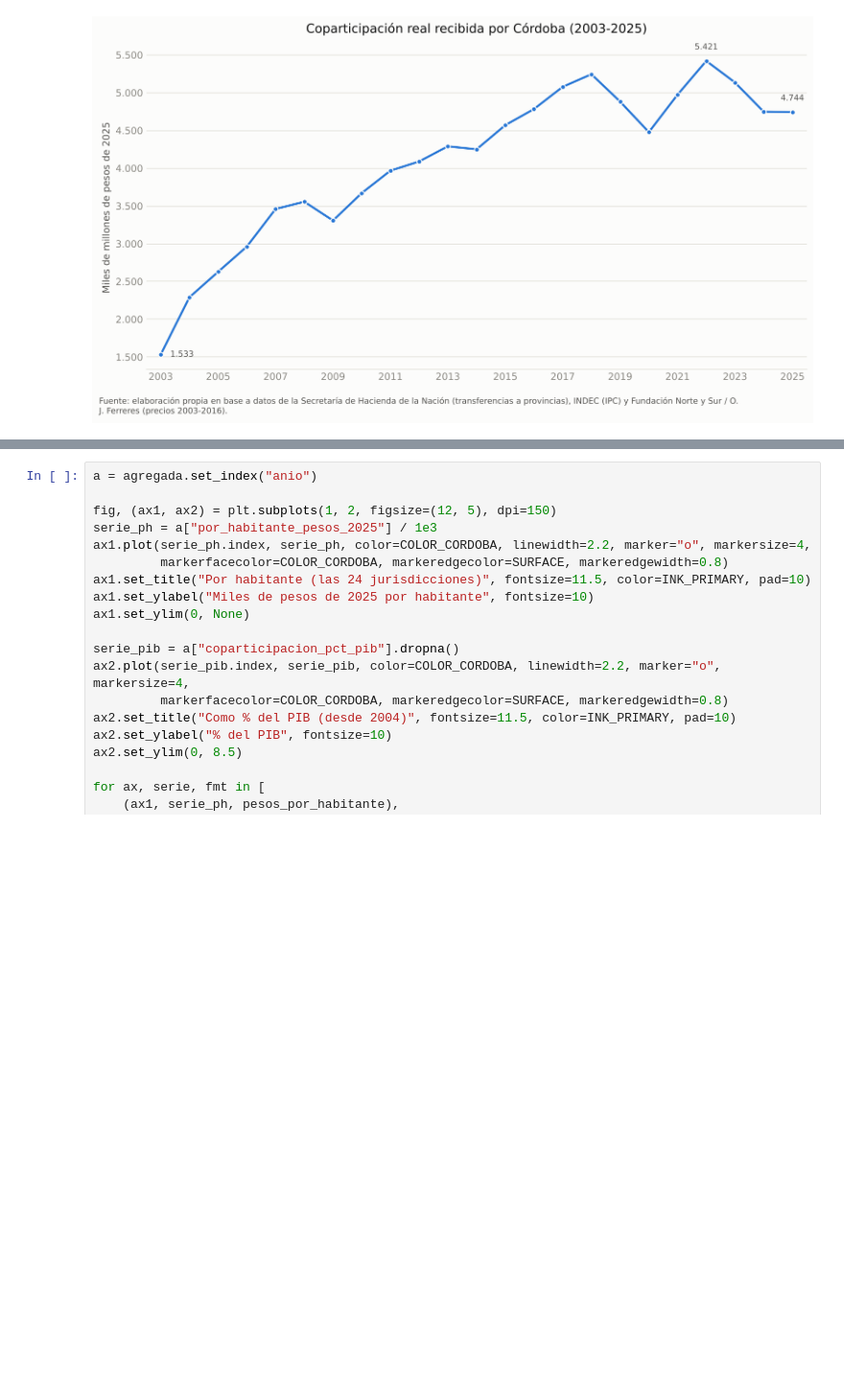
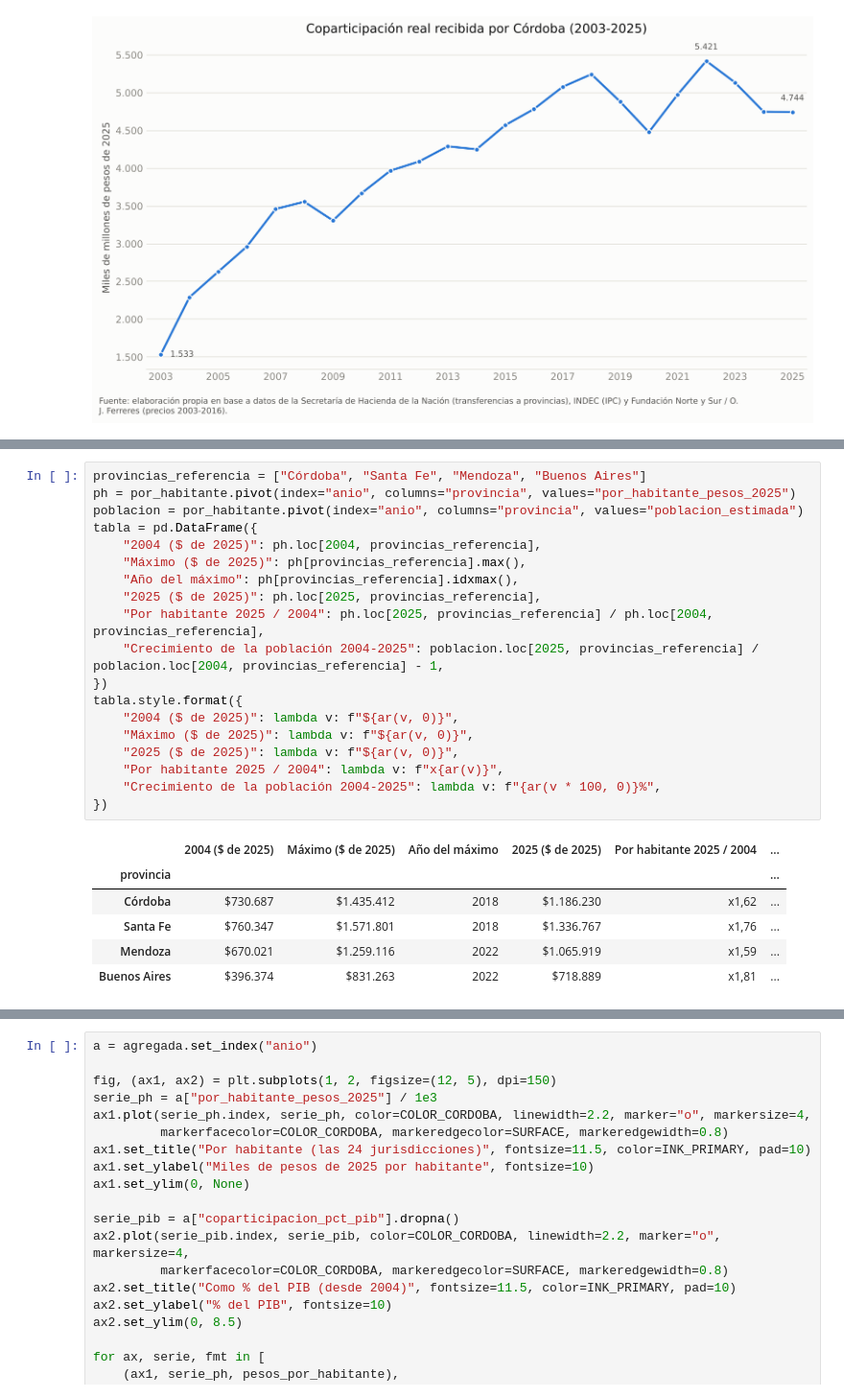
Before and after one commit to llorenzomagnano-sys/analisis-de-la-coparticipacion-federal-con-foco-en-cordoba, a Jupyter notebook: notebooks/01_serie_historica.ipynb, the cells around one changed output, grey strips where cells are left out. Shown at 96% size. Drawn from its saved outputs; the diff is of its cells as text; blank space fills up the shorter version.

```diff
--- a/notebooks/01_serie_historica.ipynb
+++ b/notebooks/01_serie_historica.ipynb
@@ -322 +220,27 @@ Por habitante, 2025 / 2004: Córdoba x1,62, Buenos Aires x1,81, Santa Fe x1,76,
+# %%
+provincias_referencia = ["Córdoba", "Santa Fe", "Mendoza", "Buenos Aires"]
+ph = por_habitante.pivot(index="anio", columns="provincia", values="por_habitante_pesos_2025")
+poblacion = por_habitante.pivot(index="anio", columns="provincia", values="poblacion_estimada")
+tabla = pd.DataFrame({
+    "2004 ($ de 2025)": ph.loc[2004, provincias_referencia],
+    "Máximo ($ de 2025)": ph[provincias_referencia].max(),
+    "Año del máximo": ph[provincias_referencia].idxmax(),
+    "2025 ($ de 2025)": ph.loc[2025, provincias_referencia],
+    "Por habitante 2025 / 2004": ph.loc[2025, provincias_referencia] / ph.loc[2004, provincias_referencia],
+    "Crecimiento de la población 2004-2025": poblacion.loc[2025, provincias_referencia] / poblacion.loc[2004, provincias_referencia] - 1,
+})
+tabla.style.format({
+    "2004 ($ de 2025)": lambda v: f"${ar(v, 0)}",
+    "Máximo ($ de 2025)": lambda v: f"${ar(v, 0)}",
+    "2025 ($ de 2025)": lambda v: f"${ar(v, 0)}",
+    "Por habitante 2025 / 2004": lambda v: f"x{ar(v)}",
+    "Crecimiento de la población 2004-2025": lambda v: f"{ar(v * 100, 0)}%",
+})
+# %% [output]
+|  | 2004 ($ de 2025) | Máximo ($ de 2025) | Año del máximo | 2025 ($ de 2025) | Por habitante 2025 / 2004 | ... |
+| provincia |  |  |  |  |  | ... |
+| Córdoba | $730.687 | $1.435.412 | 2018 | $1.186.230 | x1,62 | ... |
+| Santa Fe | $760.347 | $1.571.801 | 2018 | $1.336.767 | x1,76 | ... |
+| Mendoza | $670.021 | $1.259.116 | 2022 | $1.065.919 | x1,59 | ... |
+| Buenos Aires | $396.374 | $831.263 | 2022 | $718.889 | x1,81 | ... |
 # %% [markdown]
```
Also changed, not shown: parts of 11 cells of this notebook, 6 other files.
